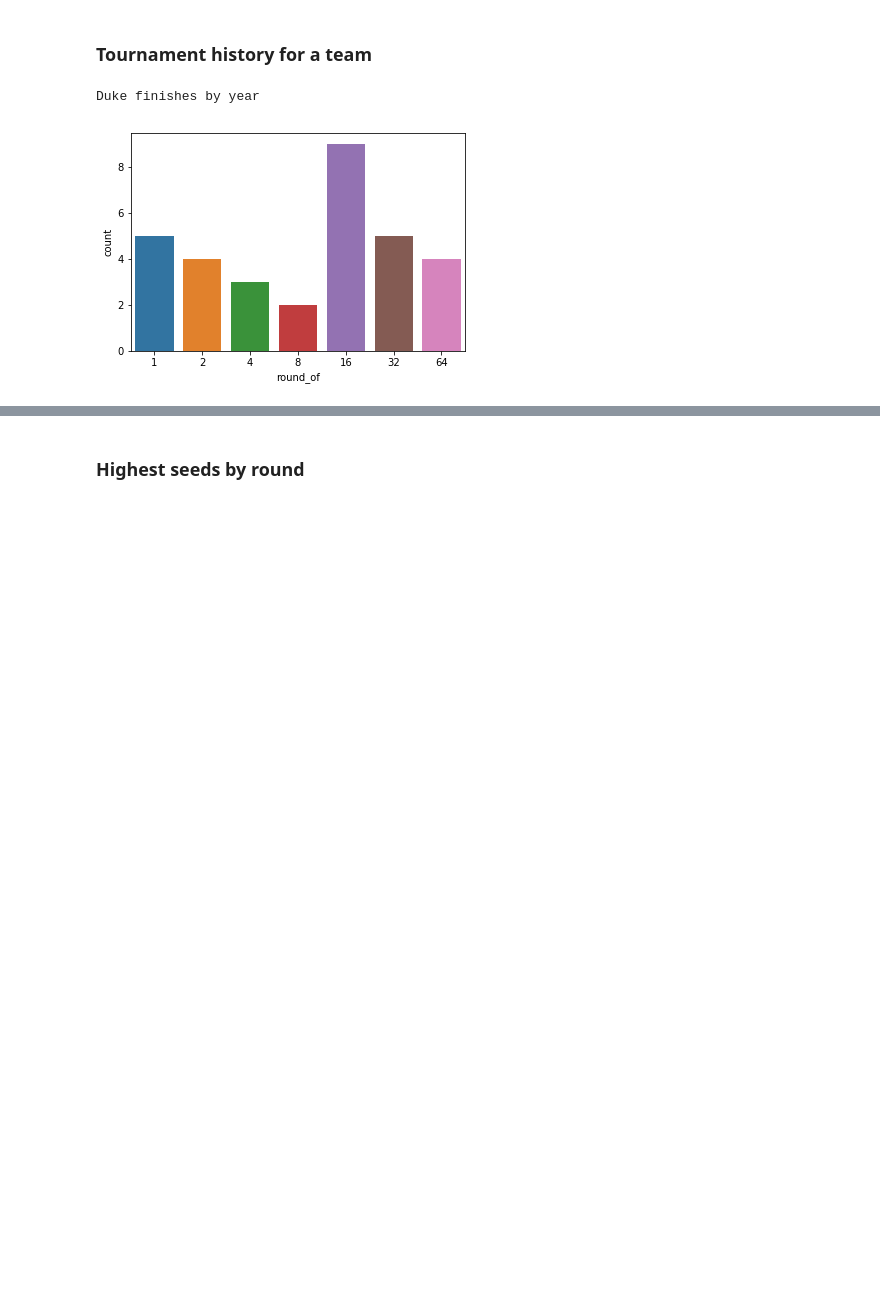
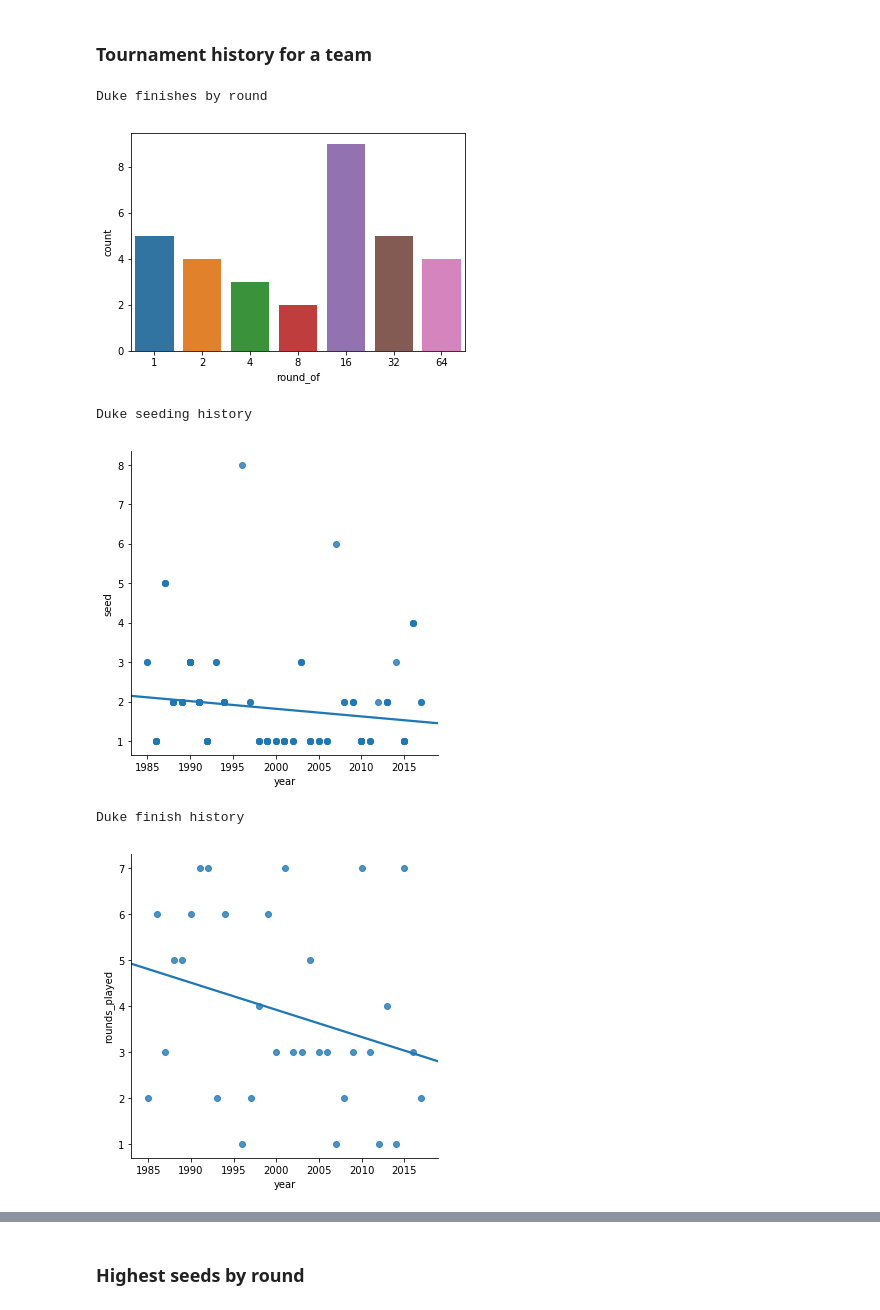
Before and after one commit to nbottenus/march-madness-data, a Jupyter notebook: tournament_data.ipynb, the cells around one changed output, grey strips where cells are left out. Drawn from its saved outputs; the diff is of its cells as text; code cells hidden in the pictures; blank space fills up the shorter version.

Commit message:
Added some additional team-specific analysis

```diff
--- a/tournament_data.ipynb
+++ b/tournament_data.ipynb
@@ -68,17 +69,31 @@ Round of 2: (2014) 15
 ### Tournament history for a team
 # %%
 team='Duke'
-print('{} finishes by year'.format(team))
+df_team=df[df['team']==team]
 
-df2=df[(df['team']==team)].sort_values(['year','round_of'],ascending=[0,1]).groupby('year',sort=False).first()
+print('{} finishes by round'.format(team))
+df2=df_team.sort_values(['year','round_of'],ascending=[0,1]).groupby('year',sort=False).first()
 df2.loc[df2['win']==True,'round_of']=1
-plt.figure()
-fig=seaborn.countplot(df2.round_of,order=[1,2,4,8,16,32,64])
+fig=seaborn.countplot(x='round_of',data=df2,order=[1,2,4,8,16,32,64])
 plt.show()
+
+print('{} seeding history'.format(team))
+fig=seaborn.lmplot(x='year',y='seed',data=df_team,ci=None)
+plt.show()
+
+print('{} finish history'.format(team))
+df2['rounds_played']=df2['round_of'].transform(lambda x: 7-log(x,2))
+fig=seaborn.lmplot(x='year',y='rounds_played',data=df2.reset_index(),ci=None)
+plt.show()
+
 display(df2[['opponent','round_of','seed','opponent_seed','score','opponent_score']])
 # %% [output]
-Duke finishes by year
+Duke finishes by round
 [figure]
+Duke seeding history
+[figure, added]
+Duke finish history
+[figure, added]
 |  | opponent | round_of | seed | opponent_seed | score | opponent_score |
 | year |  |  |  |  |  |  |
 | 2017 | South Carolina | 32 | 2 | 7 | 81 | 88 |
```
Also changed, not shown: parts of 2 cells of this notebook.
